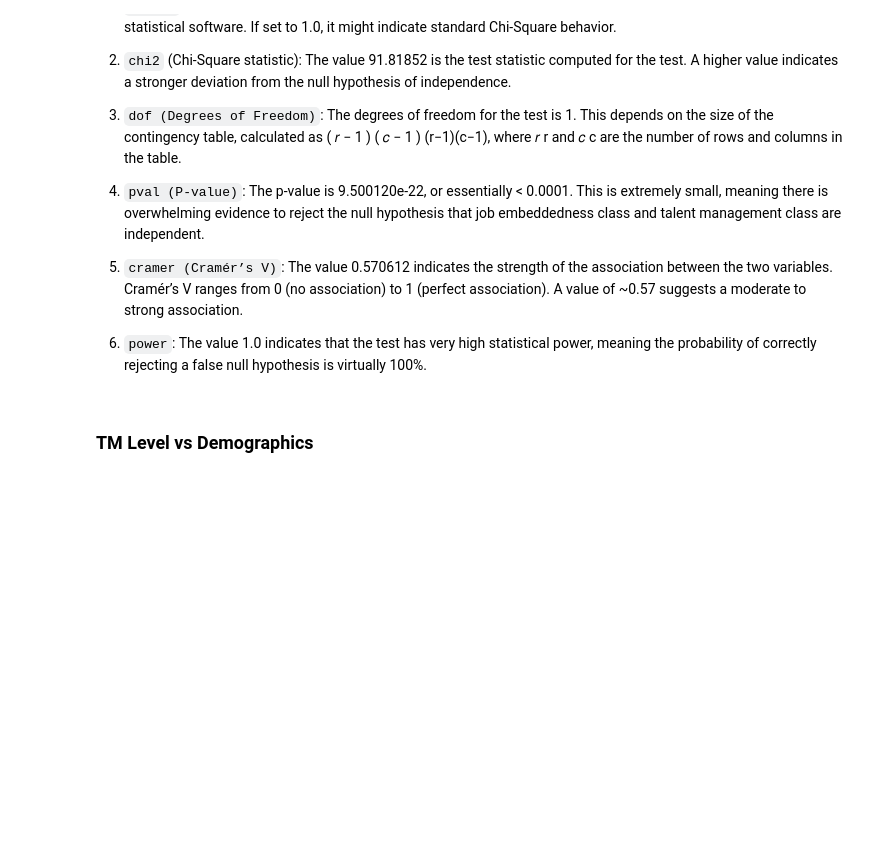
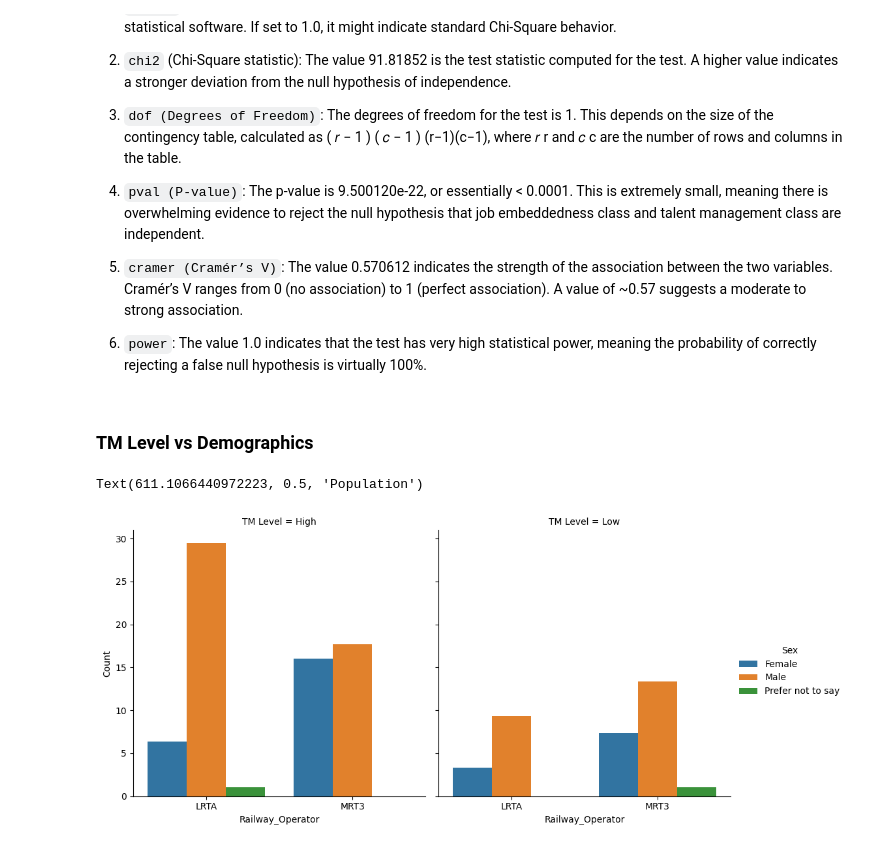
Before and after one commit to pjcroxas/Talent-Retention-in-Railway-Workforce, a Jupyter notebook: Talent_Retention_in_Railway_Workforce.ipynb, the cells around one changed output. Drawn from its saved outputs; the diff is of its cells as text; code cells hidden in the pictures; blank space fills up the shorter version.

```diff
--- a/Talent_Retention_in_Railway_Workforce.ipynb
+++ b/Talent_Retention_in_Railway_Workforce.ipynb
@@ -575,3 +563,32 @@ c are the number of rows and columns in the table.
 6. `power`: The value 1.0 indicates that the test has very high statistical power, meaning the probability of correctly rejecting a false null hypothesis is virtually 100%.
 # %% [markdown]
 ### **TM Level vs Demographics**
+# %%
+def decode_cluster(value):
+  if value == 1:
+    return "High"
+  else:
+    return "Low"
+
+new_ret_df["JE Level"] = new_ret_df["JE_clstr"].apply(decode_cluster)
+new_ret_df["TM Level"] = new_ret_df["kmeans_grp"].apply(decode_cluster)
+# %%
+retention_prepped_df["JE Level"] = new_ret_df["JE Level"]
+retention_prepped_df["TM Level"] = new_ret_df["TM Level"]
+# %%
+JE_gender_org = retention_prepped_df.groupby(["Sex",
+                                      "Railway_Operator",
+                                      "TM Level",
+                                      "Job Level"]).count()["Age"].reset_index(name="Count")
+sns.catplot(JE_gender_org,
+            x="Railway_Operator",
+            y="Count",
+            hue="Sex",
+            col="TM Level",
+            # row="Job Level",
+            kind="bar",
+            ci=False)
+plt.ylabel("Population")
+# %% [output]
+Text(611.1066440972223, 0.5, 'Population')
+[figure, added]
```
Also changed, not shown: parts of 48 cells of this notebook.
